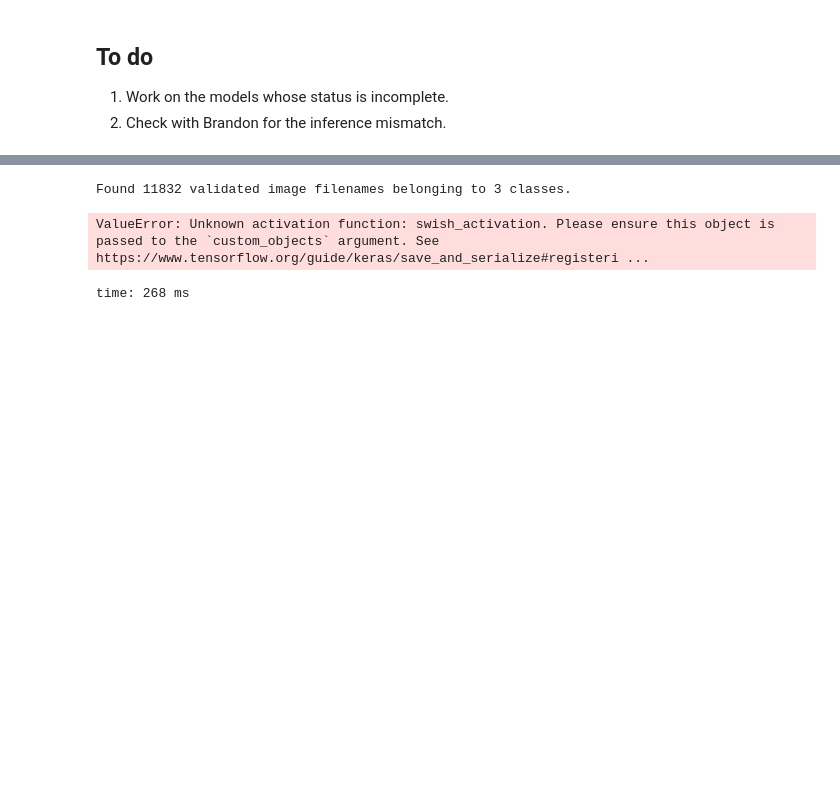
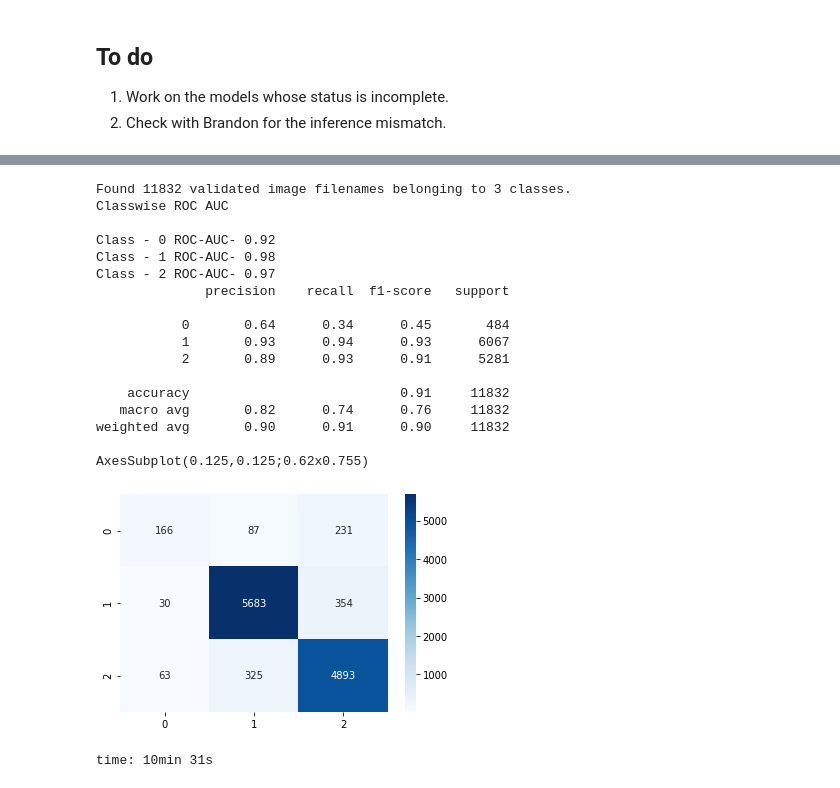
Before and after one commit to Emory-HITI/AI-Vengers, a Jupyter notebook: bias_pred.ipynb, the cells around one changed output, grey strips where cells are left out. Cells and saved outputs as stored; diff of their text form; code cells hidden in the pictures; blank space fills up the shorter version.

Commit message:
Added Emory-CXR Inferences

```diff
--- a/bias_pred.ipynb
+++ b/bias_pred.ipynb
@@ -441,43 +442,16 @@ time: 11min 38s
 # %%
-# Emory CXR Class - PoChih - Incomplete
+# Emory CXR Class - PoChih
 import tensorflow
 from tensorflow.keras import backend as K
 from tensorflow.keras.layers import Activation, Layer, Input
 from tensorflow.keras.models import Model
 from PIL import ImageFile
-from tensorflow.keras.utils import custom_object_scope
-
-class CustomLayer(Layer):
-    def __init__(self, units=32, **kwargs):
-        super(CustomLayer, self).__init__(**kwargs)
-        self.units = units
-
-    def build(self, input_shape):
-        self.w = self.add_weight(
-            shape=(input_shape[-1], self.units),
-            initializer="random_normal",
-            trainable=True,
-        )
-        self.b = self.add_weight(
-            shape=(self.units,), initializer="random_normal", trainable=True
-        )
-
-    def call(self, inputs):
-        return tf.matmul(inputs, self.w) + self.b
-
-    def get_config(self):
-        config = super(CustomLayer, self).get_config()
-        config.update({"units": self.units})
-        return config
-
+from tensorflow.keras.utils import get_custom_objects
 
 class Emory_CXR_P_DenseNet121(Model):
     def __init__(self, model_path, data_path):
         self.model_path = model_path
         self.data_path = data_path
-
-    def swish_activation(x):
-        return (K.sigmoid(x) * x)
 
     def load_data(self, img_width, img_height, batch_size):
         ImageFile.LOAD_TRUNCATED_IMAGES = True
@@ -499,46 +473,54 @@ class Emory_CXR_P_DenseNet121(Model):
         val_epoch = math.ceil(len(validation_df)/batch_size)
         return (validate_batches, val_epoch)
 
     def load_model(self):
         model = tf.keras.models.load_model(self.model_path)
         return (model)
 
     def calculate_inference(self, img_width, img_height, batch_size):
+        def swish_activation(x):
+            return (K.sigmoid(x)*x)
         validate_batches, val_epoch = self.load_data(img_width=img_width, img_height=img_height,
                                                      batch_size=batch_size)
-
-        inputs = Input((32,))
-        x = CustomLayer(32)(inputs)
-        outputs = Activation(swish_activation)(x)
-        model = Model(inputs, outputs)
-
-        config = model.get_config()
-        custom_objects = {"CustomLayer": CustomLayer, "custom_activation": swish_activation}
-        with tensorflow.keras.utils.custom_object_scope(custom_objects):
-            model = Model.from_config(config)
-
+        get_custom_objects().update({'swish_activation': Activation(swish_activation)})
         model = self.load_model()
 
         result = model.predict(validate_batches, val_epoch)
         labels = np.argmax(result, axis=1)
 
         print ('Classwise ROC AUC \n')
         for p in list(set(labels)):
             fpr, tpr, thresholds = roc_curve(validate_batches.classes, result[:,p], pos_label = p)
             auroc = round(auc(fpr, tpr), 2)
             print ('Class - {} ROC-AUC- {}'.format(p, auroc))
 
         print (classification_report(validate_batches.classes, labels))
         class_matrix = confusion_matrix(validate_batches.classes, labels)
         return (sns.heatmap(class_matrix, annot=True, fmt='d', cmap='Blues'))
 
 ecxr_dense = Emory_CXR_P_DenseNet121(model_path='/home/judy/Collaboratory/pochih/Emory_DNet.h5',
                                      data_path='/data/correa/test_censored.csv')
 print (ecxr_dense.calculate_inference(img_height=256, img_width=256, batch_size=32))
 # %% [output]
 Found 11832 validated image filenames belonging to 3 classes.
+Classwise ROC AUC
+
+Class - 0 ROC-AUC- 0.92
+Class - 1 ROC-AUC- 0.98
+Class - 2 ROC-AUC- 0.97
+              precision    recall  f1-score   support
+
+           0       0.64      0.34      0.45       484
+           1       0.93      0.94      0.93      6067
+           2       0.89      0.93      0.91      5281
+
+    accuracy                           0.91     11832
+   macro avg       0.82      0.74      0.76     11832
+weighted avg       0.90      0.91      0.90     11832
+
+AxesSubplot(0.125,0.125;0.62x0.755)
+[figure, added]
-ValueError: Unknown activation function: swish_activation. Please ensure this object is passed to the `custom_objects` argument. See https://www.tensorflow.org/guide/keras/save_and_serialize#registeri ...
+time: 10min 31s
-time: 268 ms
 # %%
 from PIL import ImageFile
 
```
Also changed, not shown: parts of 11 cells of this notebook.
